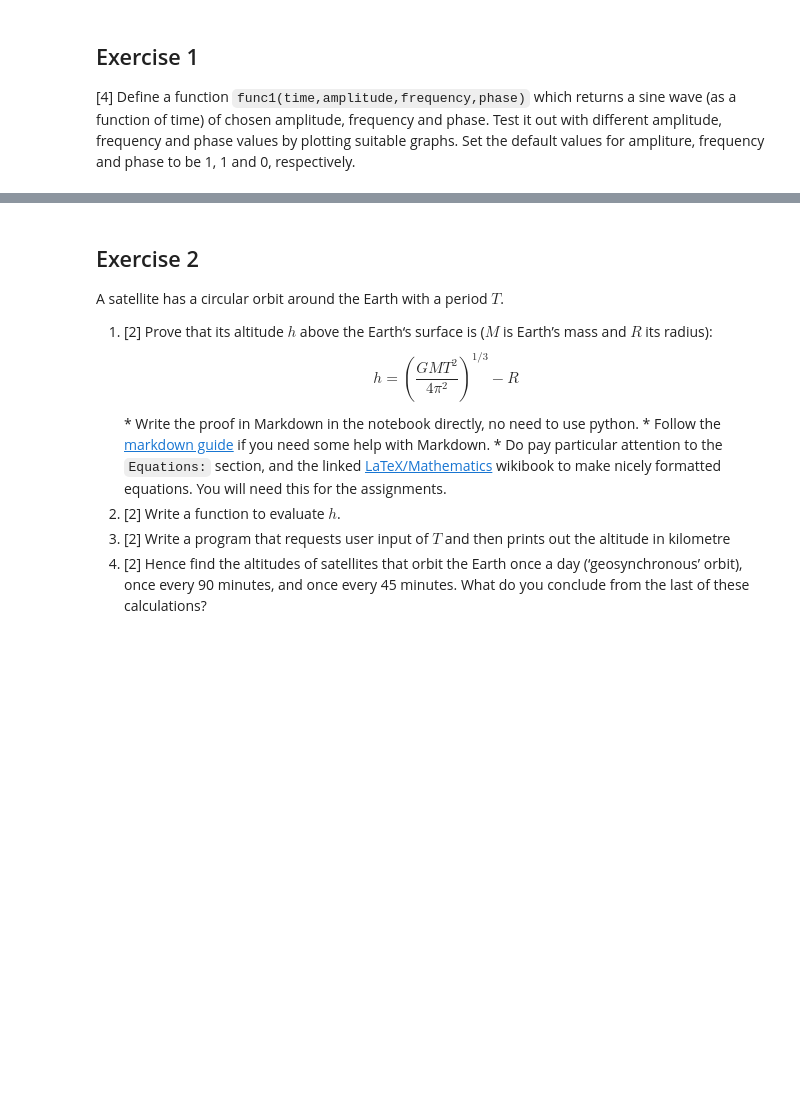
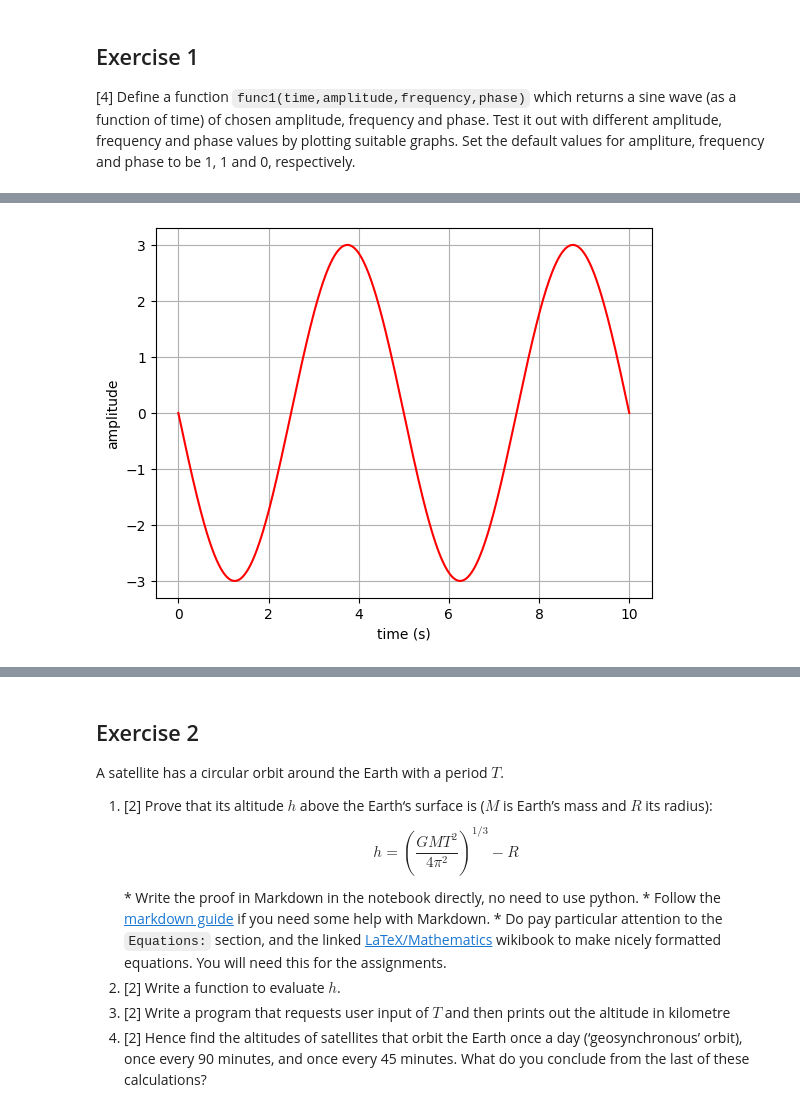
Before and after one commit to PX2145-2025/week-1-b-Morgan-Howard-Reuben, a Jupyter notebook: Functions.ipynb, the cells around one changed output, grey strips where cells are left out. Cells and saved outputs as stored; diff of their text form; code cells hidden in the pictures; blank space fills up the shorter version.

```diff
--- a/Functions.ipynb
+++ b/Functions.ipynb
@@ -313,0 +330,8 @@ grid()
+# %%
+# Now with larger amplitud and lower frequency
+plot(time,func1(time, amplitude=3,frequency=0.2,phase=pi),color='red')
+xlabel('time (s)')
+ylabel('amplitude')
+grid()
+# %% [output]
+[figure, added]
```
Also changed, not shown: parts of 2 cells of this notebook.
